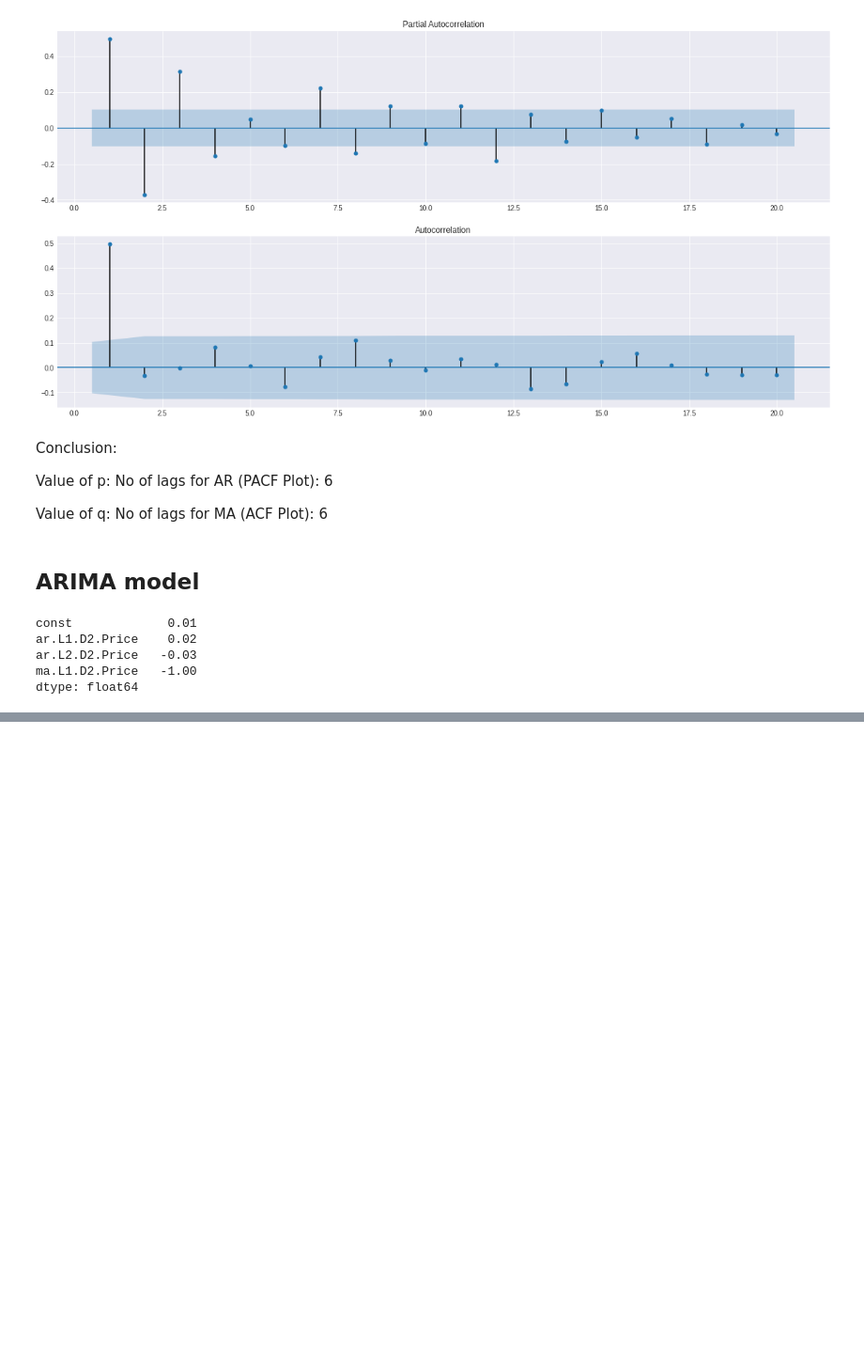
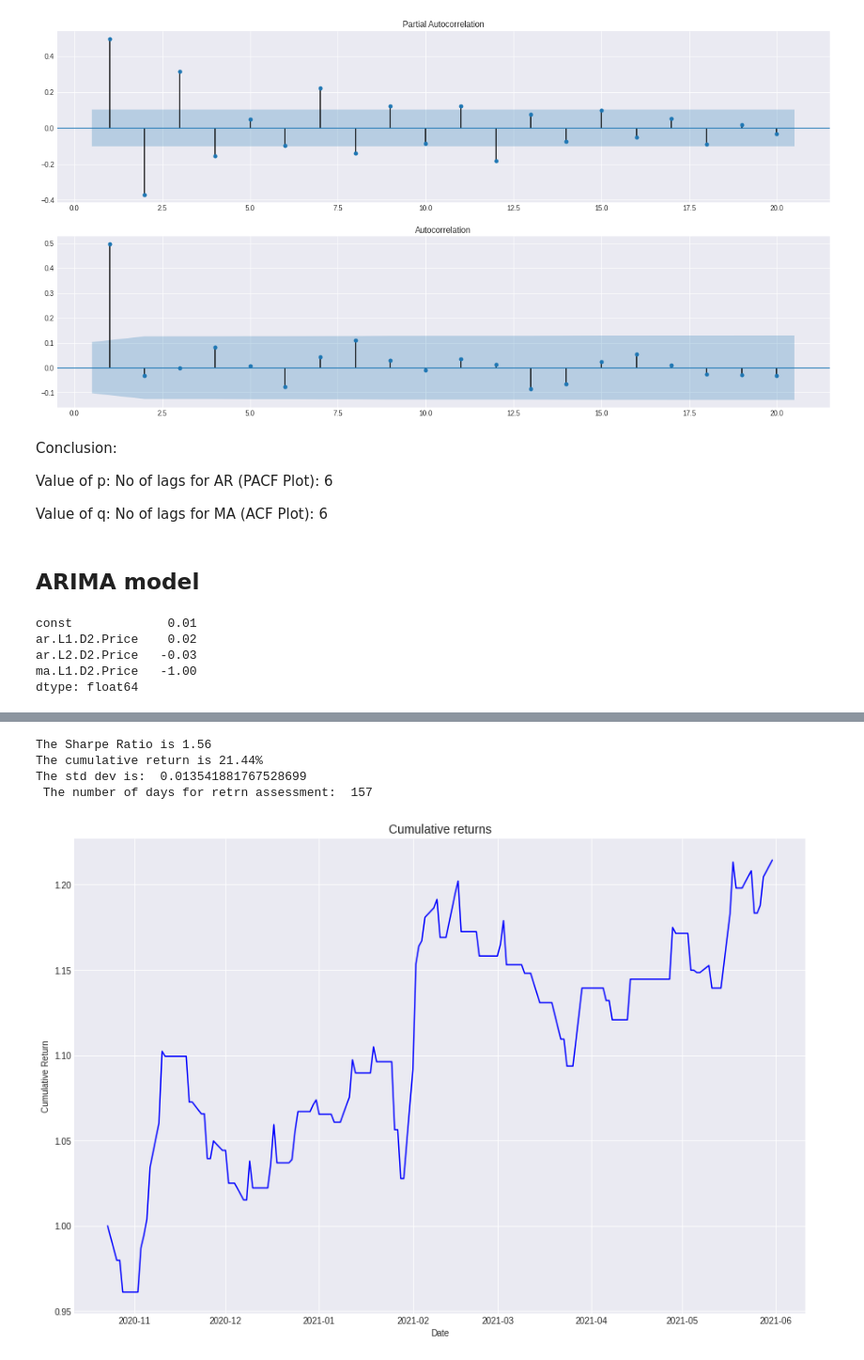
Before and after one commit to Tanulshn/Python-and-DS-work, a Jupyter notebook: ARIMA_TSA.ipynb, the cells around one changed output, grey strips where cells are left out. Shown at 94% size. Cells and saved outputs as stored; diff of their text form; code cells hidden in the pictures; blank space fills up the shorter version.

```diff
--- a/ARIMA_TSA.ipynb
+++ b/ARIMA_TSA.ipynb
@@ -238,0 +373,7 @@ data.tail()
+# %%
+data['Return'] = data['Price'].pct_change()
+data['Position'] = np.where(data['Pred'].shift(1) < data['Pred'], 1,0)
+
+data['Strategy_return'] = data['Return']* data['Position']
+
+data.tail(15)
@@ -238,0 +398,8 @@ data.tail()
+# %%
+analyse_strategy(data['Strategy_return'].iloc[train_size:])
+# %% [output]
+The Sharpe Ratio is 1.56
+The cumulative return is 21.44%
+The std dev is:  0.013541881767528699
+ The number of days for retrn assessment:  157
+[figure, added]
```
Also changed, not shown: parts of 14 cells of this notebook.
